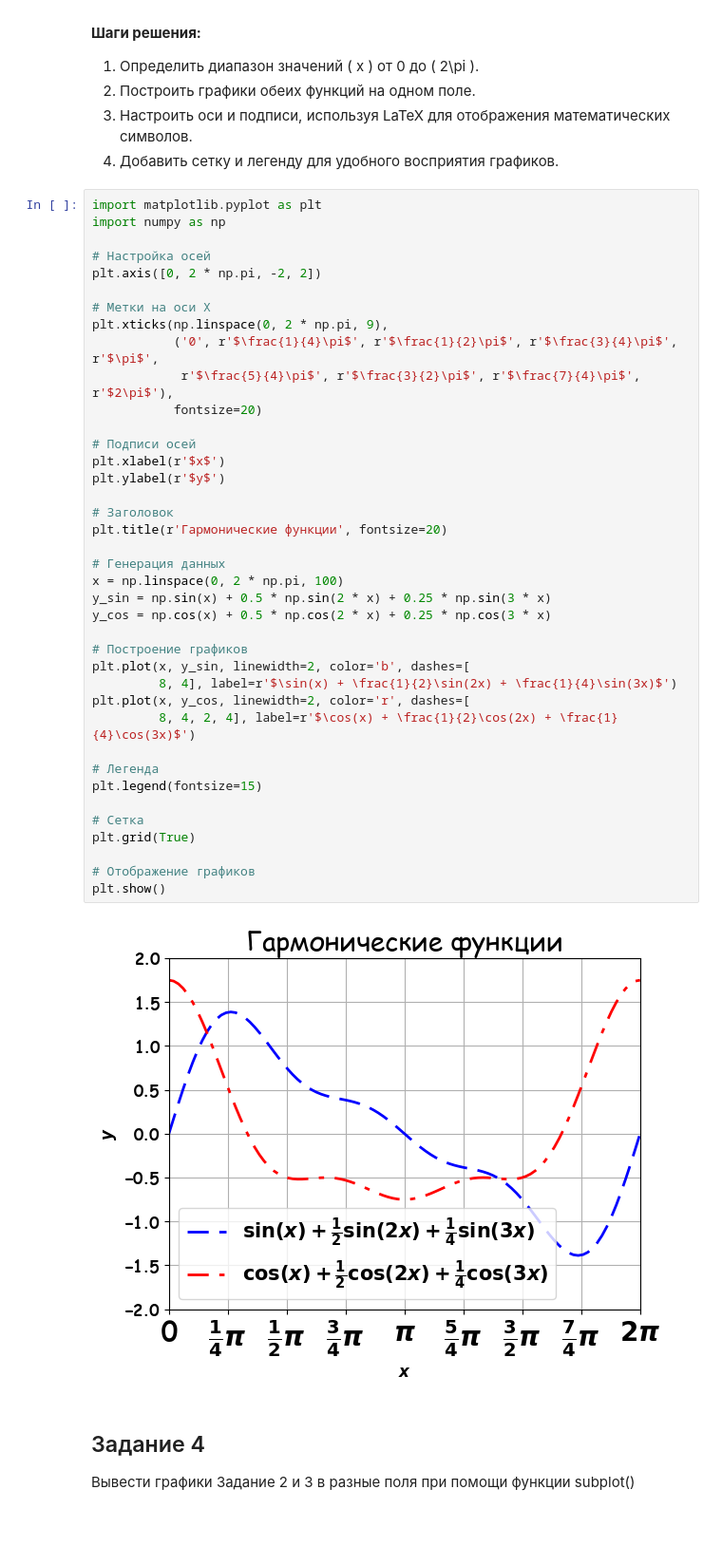
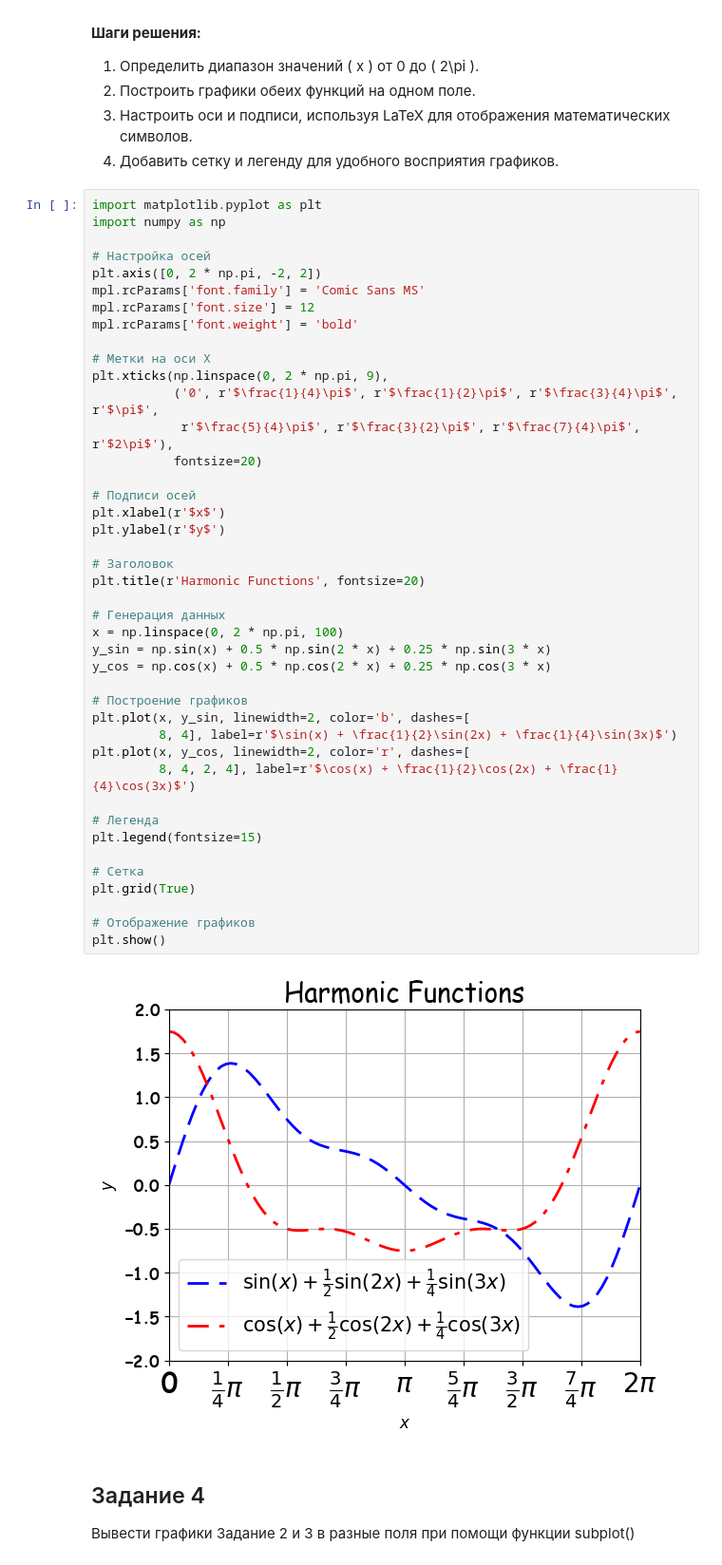
Before and after one commit to azima2304/Big_Data_laba3, a Jupyter notebook: maksutova_ain_1_22_laba3.ipynb, the cells around one changed output. Shown: that part at 95% size. Saved outputs shown, nothing was run; the diff lists cells and outputs as text; blank space fills up the shorter version.

```diff
--- a/maksutova_ain_1_22_laba3.ipynb
+++ b/maksutova_ain_1_22_laba3.ipynb
@@ -80,41 +80,44 @@ import numpy as np
 
 # Настройка осей
 plt.axis([0, 2 * np.pi, -2, 2])
+mpl.rcParams['font.family'] = 'Comic Sans MS'
+mpl.rcParams['font.size'] = 12
+mpl.rcParams['font.weight'] = 'bold'
 
 # Метки на оси X
 plt.xticks(np.linspace(0, 2 * np.pi, 9),
            ('0', r'$\frac{1}{4}\pi$', r'$\frac{1}{2}\pi$', r'$\frac{3}{4}\pi$', r'$\pi$',
             r'$\frac{5}{4}\pi$', r'$\frac{3}{2}\pi$', r'$\frac{7}{4}\pi$', r'$2\pi$'),
            fontsize=20)
 
 # Подписи осей
 plt.xlabel(r'$x$')
 plt.ylabel(r'$y$')
 
 # Заголовок
-plt.title(r'Гармонические функции', fontsize=20)
+plt.title(r'Harmonic Functions', fontsize=20)
 
 # Генерация данных
 x = np.linspace(0, 2 * np.pi, 100)
 y_sin = np.sin(x) + 0.5 * np.sin(2 * x) + 0.25 * np.sin(3 * x)
 y_cos = np.cos(x) + 0.5 * np.cos(2 * x) + 0.25 * np.cos(3 * x)
 
 # Построение графиков
 plt.plot(x, y_sin, linewidth=2, color='b', dashes=[
          8, 4], label=r'$\sin(x) + \frac{1}{2}\sin(2x) + \frac{1}{4}\sin(3x)$')
 plt.plot(x, y_cos, linewidth=2, color='r', dashes=[
          8, 4, 2, 4], label=r'$\cos(x) + \frac{1}{2}\cos(2x) + \frac{1}{4}\cos(3x)$')
 
 # Легенда
 plt.legend(fontsize=15)
 
 # Сетка
 plt.grid(True)
 
 # Отображение графиков
 plt.show()
 # %% [output]
-[figure, old version]
+[figure, new version]
 # %% [markdown]
 ## Задание 4
 
```
Also changed, not shown: parts of 2 cells of this notebook, 2 other files.
